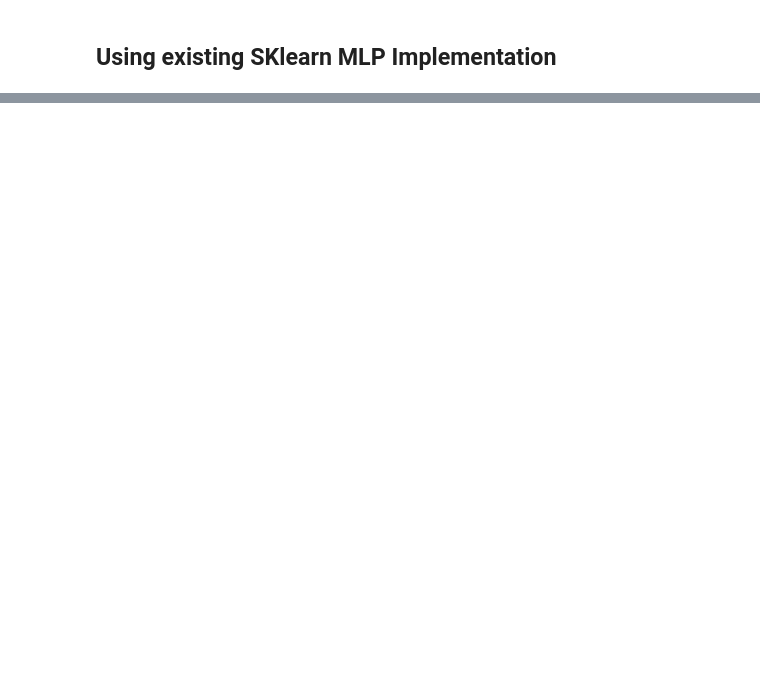
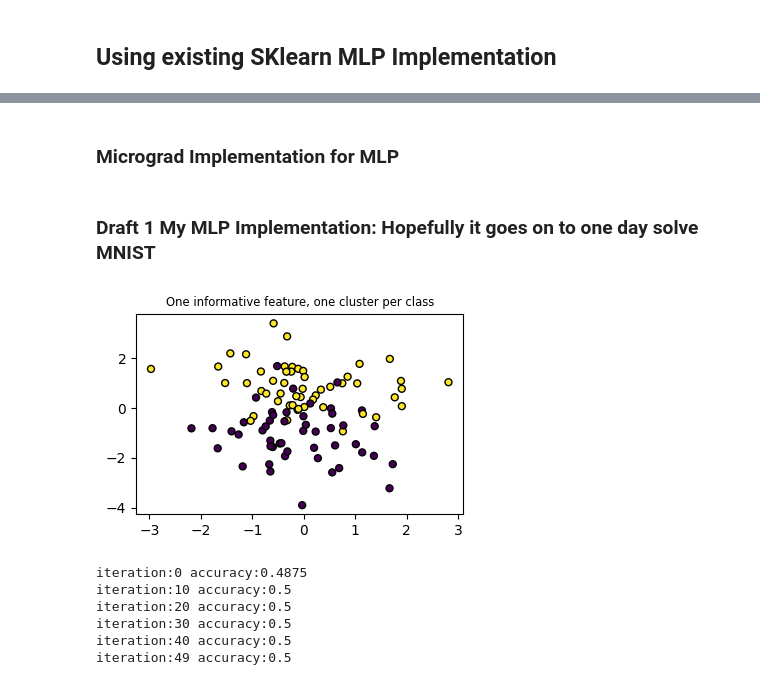
Before and after one commit to AndrewstheBuilder/FromScratch_NeuralNetworks, a Jupyter notebook: MultiLayerPerceptron_FromScratch.ipynb, the cells around one changed output, grey strips where cells are left out. Drawn from its saved outputs; the diff is of its cells as text; code cells hidden in the pictures; blank space fills up the shorter version.

Commit message:
First draft of from scratch(sort of because I am using pieces of Micrograd now) MLP done. Fix bugs in first draft of MLP in second draft.

```diff
--- a/MultiLayerPerceptron_FromScratch.ipynb
+++ b/MultiLayerPerceptron_FromScratch.ipynb
@@ -708,0 +681,2 @@ test_y [1 1 1 0 0 0 1 1 1 0 0 0 1 1 1 1 1 0 0 0]
+# %% [markdown]
+### Micrograd Implementation for MLP
@@ -708,0 +813,77 @@ test_y [1 1 1 0 0 0 1 1 1 0 0 0 1 1 1 1 1 0 0 0]
+# %% [markdown]
+### Draft 1 My MLP Implementation: Hopefully it goes on to one day solve MNIST
+# %%
+# Linear Training data
+# Display Dataset to Train
+
+plt.figure(figsize=(8, 8))
+plt.subplots_adjust(bottom=0.05, top=0.9, left=0.05, right=0.95)
+
+plt.subplot(321)
+plt.title("One informative feature, one cluster per class", fontsize="small")
+X1, Y1 = make_classification(
+    n_features=2, n_redundant=0, n_informative=1, n_clusters_per_class=1
+)
+plt.scatter(X1[:, 0], X1[:, 1], marker="o", c=Y1, s=25, edgecolor="k")
+
+# Import Dataset to Train
+train_length = int(len(X1) * 0.8)
+test_length = len(X1) - train_length
+train_x, test_x, train_y, test_y = X1[0:train_length], X1[train_length:], Y1[0:train_length], Y1[train_length:]
+# %% [output]
+[figure, added]
+# %%
+# Parameter Initialization
+np.random.seed(1)
+lr = 0.001
+iterations = 50
+# sizes of layers
+# this is a 2 layer network with 2 inputs in the first layer
+  # a hidden layer and output layer = 2
+  # input layer does not count as a layer.
+nouts = [2,16,16,1]
+  # 1st layer has 16 neurons with each neuron taking in 2 inputs
+  # 2nd layer also has 16 neurons with each neuron taking in 16 inputs
+  # 3rd layer is output layer and it takes in 16 inputs and has one output(so one neuron)
+  # each neuron gives a single output with each neuron having the equation:
+      # (w1*x1 + w2*x2 + ... wn*xn + b = answer)
+  # why would an architecture like this be helpful???
+mlp = [[Neuron(nin=nouts[i]) for _ in range(nouts[i+1])] for i in range(len(nouts)-1)]
+
+# print(mlp)
+# type(mlp)
+
+# linear training data
+# print(train_x.shape)
+# print(train_y.shape)
+
+# Training Loop
+for k in range(iterations):
+  correct = 0
+  for i in range(len(train_x)):
+    input = train_x[i]
+    expected_output = train_y[i]
+    # forward prop
+    for layer in mlp:
+      input = [n(input) for n in layer]
+    # define a loss function
+    loss=(expected_output-input[0])
+    if(loss.data < 0.5 and loss.data > -0.5):
+      correct += 1
+    # backprop
+    loss.zero_grad()
+    loss.backward()
+    # update
+    for layer in mlp:
+      for n in layer:
+        for p in n.parameters():
+          p.data += lr * p.grad
+  if(k%10==0 or k==iterations-1):
+    print('iteration:'+str(k)+' accuracy:'+str(correct/len(train_x)))
+# %% [output]
+iteration:0 accuracy:0.4875
+iteration:10 accuracy:0.5
+iteration:20 accuracy:0.5
+iteration:30 accuracy:0.5
+iteration:40 accuracy:0.5
+iteration:49 accuracy:0.5
```
Also changed, not shown: parts of 18 cells of this notebook.
